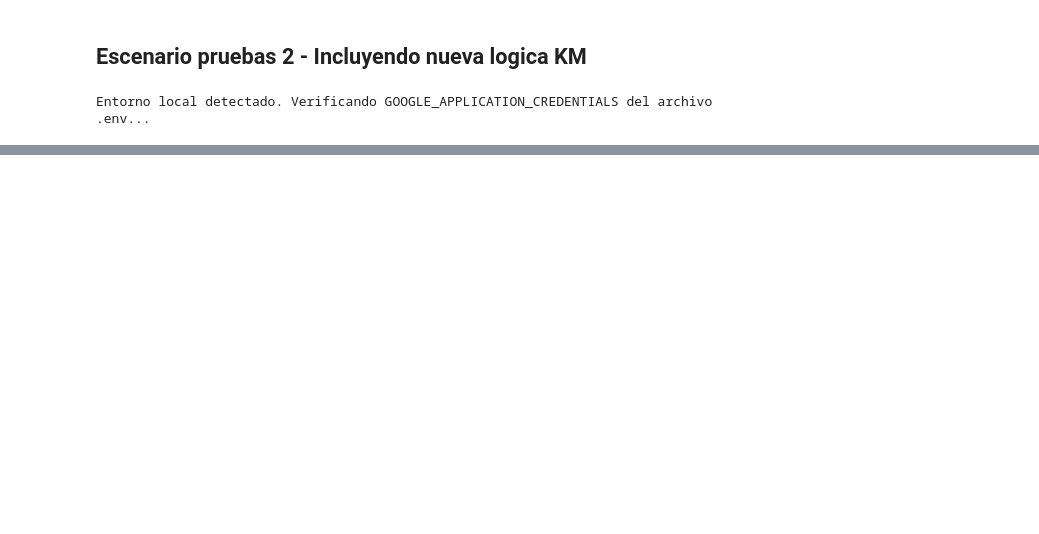
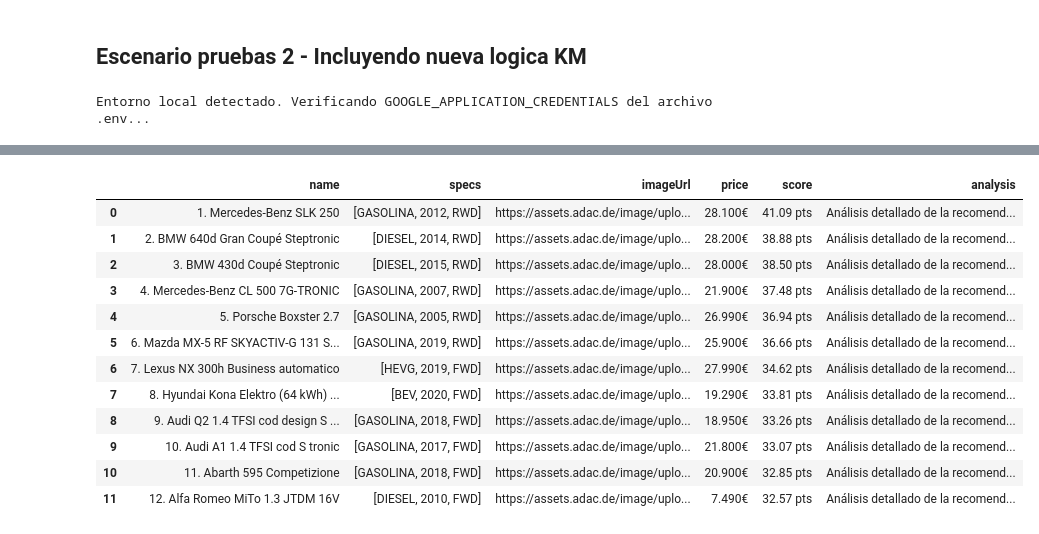
Before and after one commit to Gandrex87/MVP_CARMENTOR, a Jupyter notebook: bigquery_tools_prueba.ipynb, the cells around one changed output, grey strips where cells are left out. Cells and saved outputs as stored; diff of their text form; code cells hidden in the pictures; blank space fills up the shorter version.

```diff
--- a/bigquery_tools_prueba.ipynb
+++ b/bigquery_tools_prueba.ipynb
@@ -44,8 +44,8 @@ if PERFIL_A_PROBAR == "PERFIL":
         ZONA_CLIMA_MONTA=False, ZONA_GLP=False, ZONA_GNV=False, cp_valido_encontrado=True
     )
     test_preferencias_usuario = PerfilUsuario(
-        apasionado_motor="no", #activa premium y singular
-        valora_estetica="no",  #activa estetica
+        apasionado_motor="si", #activa premium y singular
+        valora_estetica="si",  #activa estetica
         prefiere_diseno_exclusivo="si", #activa singular
         circula_principalmente_ciudad = 'no',
         uso_profesional="no",
@@ -77,14 +77,20 @@ if PERFIL_A_PROBAR == "PERFIL":
         aventura=NivelAventura.ninguna,
 
     ) ##Si suele_llevar_acompanantes= false: info_pasajeros.frecuencia a "nunca".["nunca", "ocasional", "frecuente"]
-    test_info_pasajeros = InfoPasajeros(suele_llevar_acompanantes= True ,
+    test_info_pasajeros = InfoPasajeros(suele_llevar_acompanantes= False ,
                                 #frecuencia= None,
-                                frecuencia_viaje_con_acompanantes = 'ocasional', #ocasional , frecuente
+                                frecuencia_viaje_con_acompanantes = None, #ocasional , frecuente
                                 num_ninos_silla=0, num_otros_pasajeros=0)
 
 
+    test_economia_usuario = EconomiaUsuario(
+        modo=2, submodo=1, pago_contado=30000.0
+        )
 
-    test_economia_usuario = EconomiaUsuario(modo=2, submodo=1, pago_contado=25000.0)
+    # test_economia_usuario = EconomiaUsuario(
+    #  modo=1 submodo=None ingresos=50000.0 ahorro=25000.0 pago_contado=None
+    #  cuota_max=None entrada=None anos_posesion=8
+    #     )
 
 
 #
@@ -169,19 +175,51 @@ try:
     output_tabla = formatear_tabla_resumen_node(current_state)
     current_state.update(output_tabla)
 
+    # --- ✅ 5. ANÁLISIS INTELIGENTE DEL RESULTADO (LA CORRECCIÓN) ---
+    print("\n\n--- 🏁 ANÁLISIS DEL RESULTADO FINAL ---")
+
     print("\n5. 🚀 Ejecutando Búsqueda Final en BigQuery...")
-    output_final_busqueda = buscar_coches_finales_node(current_state , test_config)
+    # La llamada final al nodo de búsqueda, usando tu nueva estructura
+    output_final_busqueda = buscar_coches_finales_node(current_state, test_config)
     current_state.update(output_final_busqueda)
 
-    print("\n\n--- 🏁 RESULTADO FINAL ---")
-    print("\n--- Mensaje Final del Agente (Combinado) ---")
-    if current_state.get('messages'):
-        current_state['messages'][-1].pretty_print()
+    # --- ✅ 5. ANÁLISIS INTELIGENTE DEL RESULTADO (LA CORRECCIÓN) ---
+    print("\n\n--- 🏁 ANÁLISIS DEL RESULTADO FINAL ---")
+
+    # Obtenemos el último mensaje generado por el agente
+    final_message = current_state['messages'][-1] if current_state.get('messages') else None
+
+    if isinstance(final_message, AIMessage):
+        print("\n--- Mensaje de Texto (lo que ve el usuario) ---")
+        # Usamos .pretty_print() para ver el texto formateado
+        final_message.pretty_print()
+
+        # Ahora, inspeccionamos el "bolsillo especial" para los datos estructurados
+        if final_message.additional_kwargs and 'payload' in final_message.additional_kwargs:
+            print("\n--- 🕵️ Datos Estructurados (lo que procesa el frontend) 🕵️ ---")
+            payload = final_message.additional_kwargs['payload']
+
+            # Verificamos si es una recomendación de coches
+            if payload and payload.get('type') == 'car_recommendation':
+                print(f"Tipo de Payload: {payload.get('type')}")
+
+                coches_recomendados = payload.get('cars', [])
+                if coches_recomendados:
+                    print(f"\nSe encontraron {len(coches_recomendados)} coches en el payload:")
+                    # Usamos Pandas para una visualización bonita de los datos
+                    df = pd.DataFrame(coches_recomendados)
+                    display(df)
+                else:
+                    print("⚠️ El payload no contenía coches.")
+            else:
+                print("⚠️ El payload no es del tipo 'car_recommendation' o está vacío.")
+        else:
+            # Esto se ejecutará si no se encontraron coches y el agente
+            # devolvió un mensaje de texto simple.
+            print("\n--- No se encontraron datos estructurados en additional_kwargs (¡Correcto si no hay coches!). ---")
     else:
-        print("No se encontraron coches que cumplan los criterios.")
-        # Imprimir el mensaje de sugerencia que genera el nodo
-        if current_state.get('messages'):
-            current_state['messages'][-1].pretty_print()
+        print("❌ No se generó ningún mensaje final del agente.")
+
 except Exception as e_test:
     print(f"\n❌ ERROR durante la prueba de la secuencia de nodos: {e_test}")
     traceback.print_exc()
@@ -239,3 +275,16 @@ INFO (BQ Logger) ► Log para 'test_thread_notebook_1234' guardado en BQ.
+|  | name | specs | imageUrl | price | score | analysis |
+| 0 | 1. Mercedes-Benz SLK 250 | [GASOLINA, 2012, RWD] | https://assets.adac.de/image/uplo... | 28.100€ | 41.09 pts | Análisis detallado de la recomend... |
+| 1 | 2. BMW 640d Gran Coupé Steptronic | [DIESEL, 2014, RWD] | https://assets.adac.de/image/uplo... | 28.200€ | 38.88 pts | Análisis detallado de la recomend... |
+| 2 | 3. BMW 430d Coupé Steptronic | [DIESEL, 2015, RWD] | https://assets.adac.de/image/uplo... | 28.000€ | 38.50 pts | Análisis detallado de la recomend... |
+| 3 | 4. Mercedes-Benz CL 500 7G-TRONIC | [GASOLINA, 2007, RWD] | https://assets.adac.de/image/uplo... | 21.900€ | 37.48 pts | Análisis detallado de la recomend... |
+| 4 | 5. Porsche Boxster 2.7 | [GASOLINA, 2005, RWD] | https://assets.adac.de/image/uplo... | 26.990€ | 36.94 pts | Análisis detallado de la recomend... |
+| 5 | 6. Mazda MX-5 RF SKYACTIV-G 131 S... | [GASOLINA, 2019, RWD] | https://assets.adac.de/image/uplo... | 25.900€ | 36.66 pts | Análisis detallado de la recomend... |
+| 6 | 7. Lexus NX 300h Business automatico | [HEVG, 2019, FWD] | https://assets.adac.de/image/uplo... | 27.990€ | 34.62 pts | Análisis detallado de la recomend... |
+| 7 | 8. Hyundai Kona Elektro (64 kWh) ... | [BEV, 2020, FWD] | https://assets.adac.de/image/uplo... | 19.290€ | 33.81 pts | Análisis detallado de la recomend... |
+| 8 | 9. Audi Q2 1.4 TFSI cod design S ... | [GASOLINA, 2018, FWD] | https://assets.adac.de/image/uplo... | 18.950€ | 33.26 pts | Análisis detallado de la recomend... |
+| 9 | 10. Audi A1 1.4 TFSI cod S tronic | [GASOLINA, 2017, FWD] | https://assets.adac.de/image/uplo... | 21.800€ | 33.07 pts | Análisis detallado de la recomend... |
+| 10 | 11. Abarth 595 Competizione | [GASOLINA, 2018, FWD] | https://assets.adac.de/image/uplo... | 20.900€ | 32.85 pts | Análisis detallado de la recomend... |
+| 11 | 12. Alfa Romeo MiTo 1.3 JTDM 16V | [DIESEL, 2010, FWD] | https://assets.adac.de/image/uplo... | 7.490€ | 32.57 pts | Análisis detallado de la recomend... |
 # %%
 
 import pandas as pd
```
Also changed, not shown: parts of 7 cells of this notebook, 8 other files.
